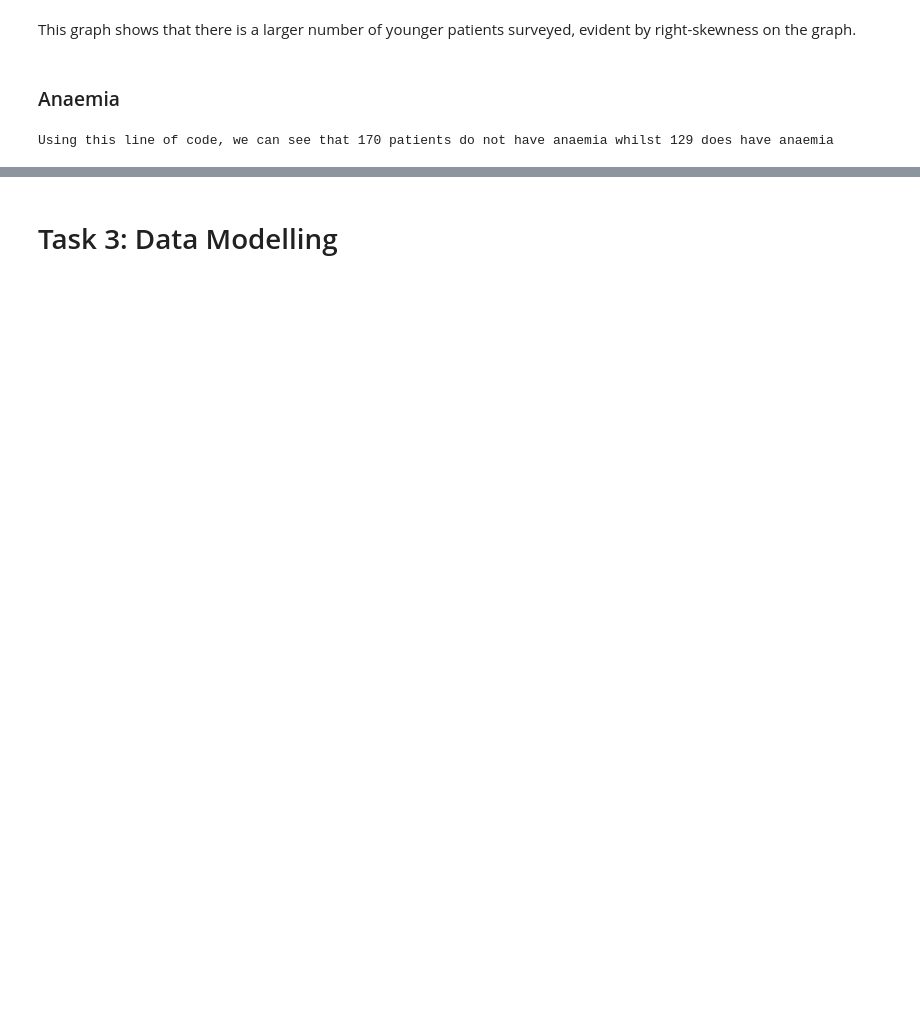
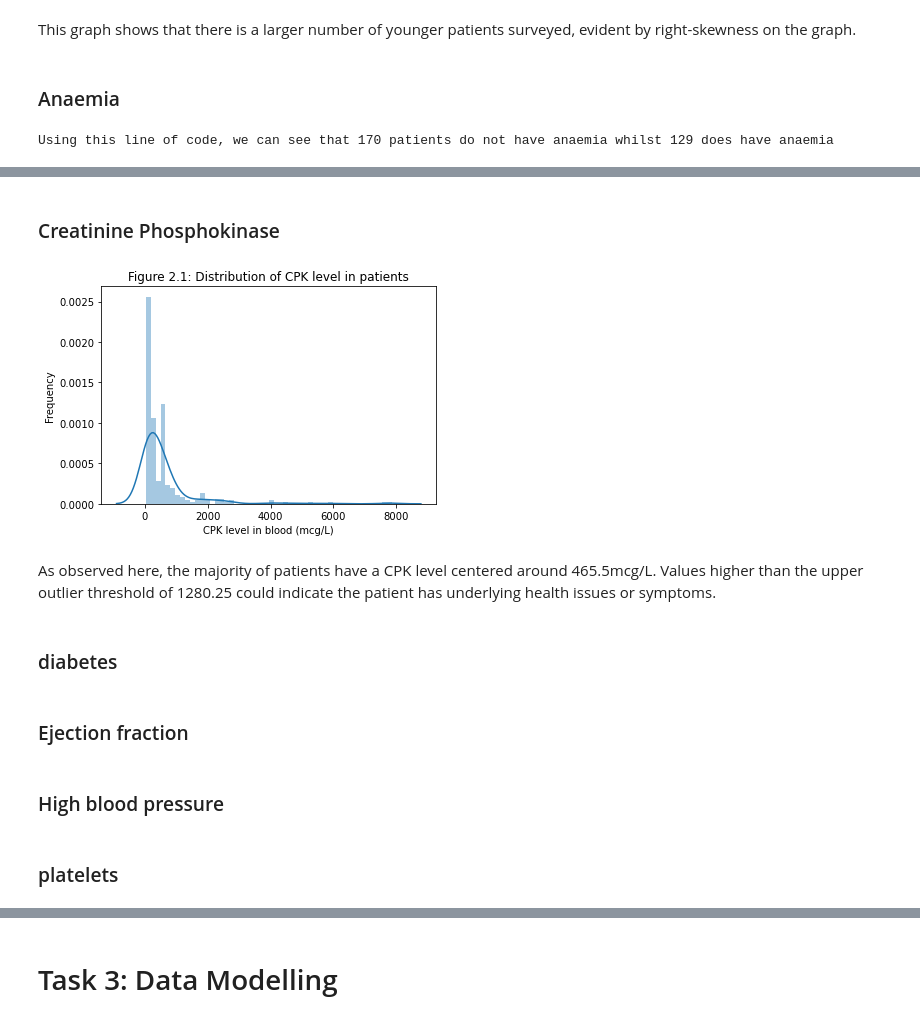
Before and after one commit to Ghost-Recon131/PDS-Assignment2, a Jupyter notebook: assignment2.ipynb, the cells around one changed output, grey strips where cells are left out. Saved outputs shown, nothing was run; the diff lists cells and outputs as text; code cells hidden in the pictures; blank space fills up the shorter version.

```diff
--- a/assignment2.ipynb
+++ b/assignment2.ipynb
@@ -473,0 +478,19 @@ As we can see here,
+# %% [markdown]
+### Creatinine Phosphokinase
+# %%
+sns.distplot(HFCR["creatinine_phosphokinase"], kde=True).set(title=
+    "Figure 2.1: Distribution of CPK level in patients", xlabel="CPK level in blood (mcg/L)", ylabel="Frequency")
+plt.show;
+# %% [output]
+[figure, added]
+# %% [markdown]
+As observed here, the majority of patients have a CPK level centered around 465.5mcg/L. Values higher than the upper
+outlier threshold of 1280.25 could indicate the patient has underlying health issues or symptoms.
+# %% [markdown]
+### diabetes
+# %% [markdown]
+### Ejection fraction
+# %% [markdown]
+### High blood pressure
+# %% [markdown]
+### platelets
```
Also changed, not shown: parts of 14 cells of this notebook.
